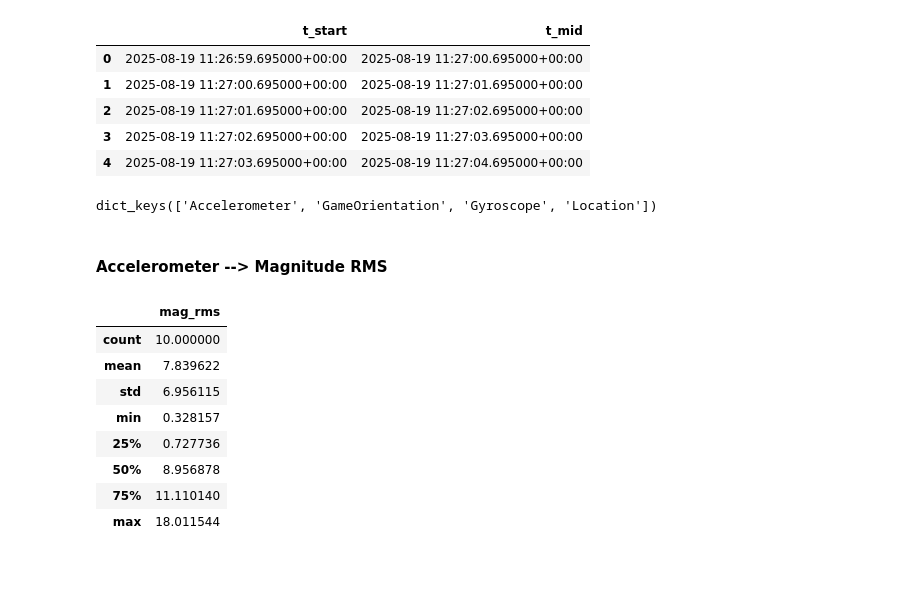
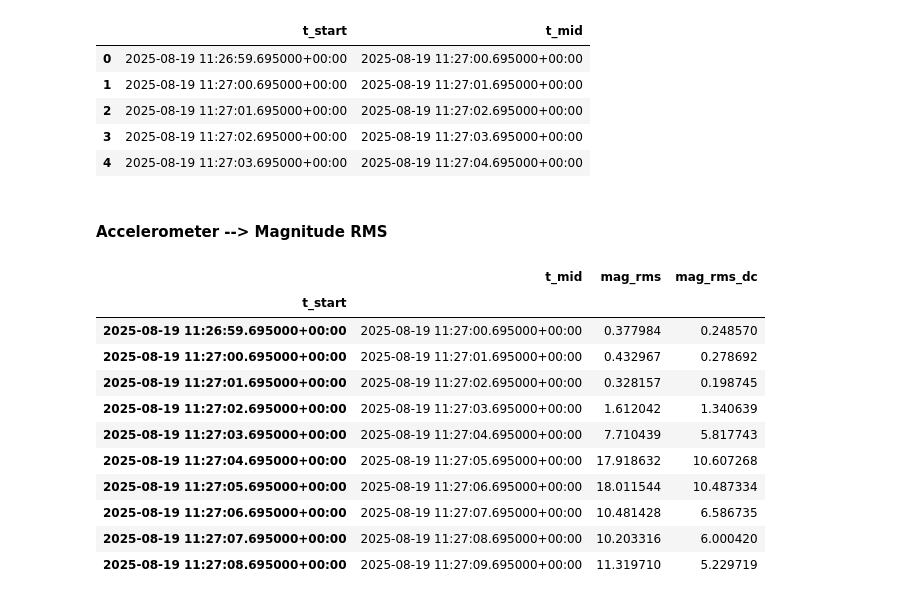
Before and after one commit to g0ld3ner/Untergrundklassifizierung, a Jupyter notebook: TEST_json_einlesen.ipynb, the cells around one changed output. Saved outputs shown, nothing was run; the diff lists cells and outputs as text; code cells hidden in the pictures; blank space fills up the shorter version.

```diff
--- a/TEST_json_einlesen.ipynb
+++ b/TEST_json_einlesen.ipynb
@@ -513,10 +516,6 @@ Fenster gebaut: 10 | Start=2025-08-19 11:26:59.695000+00:00 | Ende=2025-08-19 11
 | 2 | 2025-08-19 11:27:01.695000+00:00 | 2025-08-19 11:27:02.695000+00:00 |
 | 3 | 2025-08-19 11:27:02.695000+00:00 | 2025-08-19 11:27:03.695000+00:00 |
 | 4 | 2025-08-19 11:27:03.695000+00:00 | 2025-08-19 11:27:04.695000+00:00 |
-# %%
-sliced_sensors.keys()
-# %% [output]
-dict_keys(['Accelerometer', 'GameOrientation', 'Gyroscope', 'Location'])
 # %% [markdown]
 #### Accelerometer --> Magnitude RMS
 # %%
@@ -526,24 +525,32 @@ sensor_df = sliced_sensors[sensor_name]
 rows = []
 for t0, tmid in zip(windows["t_start"], windows["t_mid"]):
     # Slice des Sensor-DF für dieses Fenster
-    chunk = sensor_df.loc[t0 : t0 + pd.to_timedelta(WINDOW_LEN, unit="s")]
+    chunk = sensor_df.loc[t0 : t0 + L]
     if len(chunk) > 0:
         mag = np.sqrt(chunk["x"]**2 + chunk["y"]**2 + chunk["z"]**2).to_numpy()
-        val = float(np.sqrt(np.mean(mag**2)))
+        # inklusive Gravitation
+        mag_rms = float(np.sqrt(np.mean(mag**2)))
+        # DC-Komponente (Gravitation) entfernen
+        mag_dc = mag - mag.mean()
+        mag_rms_dc = float(np.sqrt(np.mean(mag_dc**2)))
     else:
-        val = np.nan
-    rows.append({"t_start": t0, "t_mid": tmid, "mag_rms": val})
+        mag_rms = np.nan
+        mag_rms_dc = np.nan
+    rows.append({"t_start": t0, "t_mid": tmid, "mag_rms": mag_rms, "mag_rms_dc": mag_rms_dc})
 
 accelerometer_features = pd.DataFrame(rows).set_index("t_start")
 # %%
-accelerometer_features.describe()
+accelerometer_features
 # %% [output]
-|  | mag_rms |
-| count | 10.000000 |
-| mean | 7.839622 |
-| std | 6.956115 |
-| min | 0.328157 |
-| 25% | 0.727736 |
-| 50% | 8.956878 |
-| 75% | 11.110140 |
-| max | 18.011544 |
+|  | t_mid | mag_rms | mag_rms_dc |
+| t_start |  |  |  |
+| 2025-08-19 11:26:59.695000+00:00 | 2025-08-19 11:27:00.695000+00:00 | 0.377984 | 0.248570 |
+| 2025-08-19 11:27:00.695000+00:00 | 2025-08-19 11:27:01.695000+00:00 | 0.432967 | 0.278692 |
+| 2025-08-19 11:27:01.695000+00:00 | 2025-08-19 11:27:02.695000+00:00 | 0.328157 | 0.198745 |
+| 2025-08-19 11:27:02.695000+00:00 | 2025-08-19 11:27:03.695000+00:00 | 1.612042 | 1.340639 |
+| 2025-08-19 11:27:03.695000+00:00 | 2025-08-19 11:27:04.695000+00:00 | 7.710439 | 5.817743 |
+| 2025-08-19 11:27:04.695000+00:00 | 2025-08-19 11:27:05.695000+00:00 | 17.918632 | 10.607268 |
+| 2025-08-19 11:27:05.695000+00:00 | 2025-08-19 11:27:06.695000+00:00 | 18.011544 | 10.487334 |
+| 2025-08-19 11:27:06.695000+00:00 | 2025-08-19 11:27:07.695000+00:00 | 10.481428 | 6.586735 |
+| 2025-08-19 11:27:07.695000+00:00 | 2025-08-19 11:27:08.695000+00:00 | 10.203316 | 6.000420 |
+| 2025-08-19 11:27:08.695000+00:00 | 2025-08-19 11:27:09.695000+00:00 | 11.319710 | 5.229719 |
```
Also changed, not shown: parts of 3 cells of this notebook.
